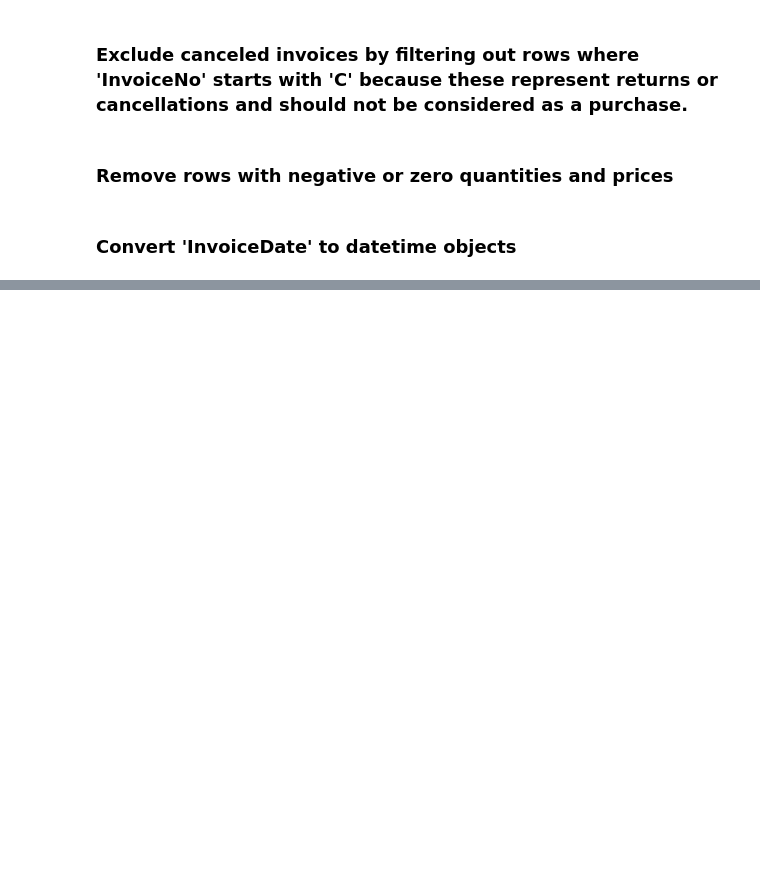
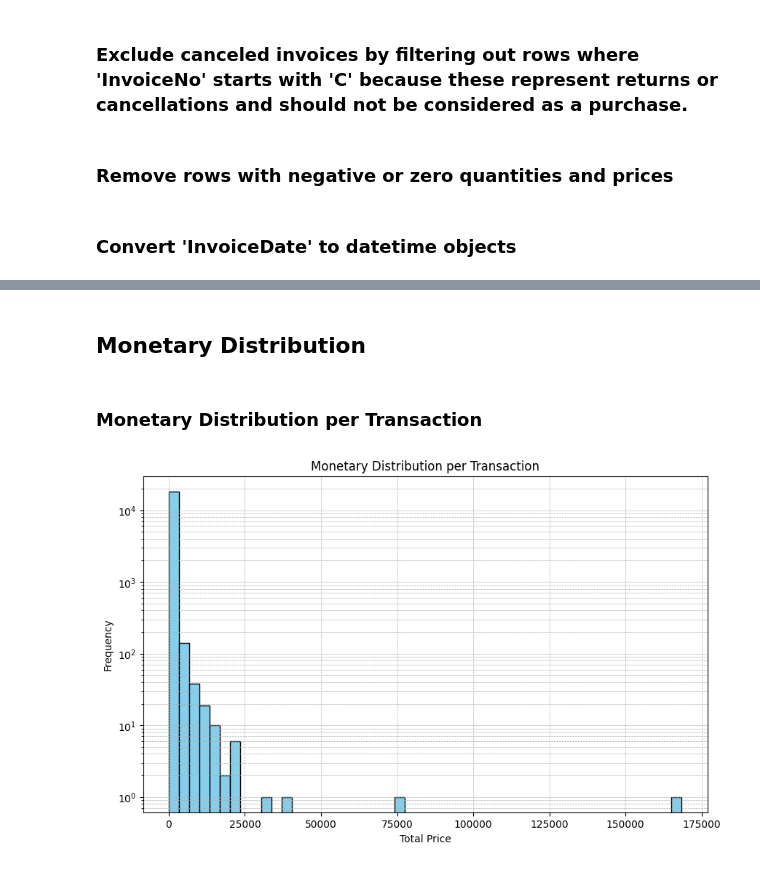
Before and after one commit to Sumit-Prasad01/Customer-Segmentation-and-Product-Recommendations, a Jupyter notebook: notebooks/02_data_preprocessing.ipynb, the cells around one changed output, grey strips where cells are left out. Saved outputs shown, nothing was run; the diff lists cells and outputs as text; code cells hidden in the pictures; blank space fills up the shorter version.

```diff
--- a/notebooks/02_data_preprocessing.ipynb
+++ b/notebooks/02_data_preprocessing.ipynb
@@ -105,6 +106,8 @@ df.describe()
 ### Dropping rows where CustomerID is missing
 # %%
 df_cleaned = df.dropna(subset=['CustomerID'])
+# %%
+df.dropna(subset=['CustomerID'], inplace=True)
 # %%
 df_cleaned.isnull().sum()
 # %% [output]
@@ -141,3 +146,5 @@ df_cleaned['InvoiceDate'] = pd.to_datetime(df_cleaned['InvoiceDate'])
+# %%
+df_cleaned['TotalPrice'] = df_cleaned['Quantity'] * df_cleaned['UnitPrice']
 # %%
 df_cleaned.shape
 # %% [output]
@@ -144,0 +185,6 @@ df_cleaned.shape
+# %%
+df_cleaned['InvoiceDateOnly'] = df_cleaned['InvoiceDate'].dt.date
+daily_transactions = df_cleaned.groupby('InvoiceDateOnly')['InvoiceNo'].nunique().reset_index()
+
+# Convert the date column to a string for Altair to serialize
+daily_transactions['InvoiceDateOnly'] = daily_transactions['InvoiceDateOnly'].astype(str)
@@ -144,0 +208,16 @@ df_cleaned.shape
+# %% [markdown]
+##  Monetary Distribution
+# %% [markdown]
+###  Monetary Distribution per Transaction
+# %%
+transaction_monetary = df_cleaned.groupby('InvoiceNo')['TotalPrice'].sum().reset_index()
+fig, ax = plt.subplots(figsize=(10, 6))
+ax.hist(transaction_monetary['TotalPrice'], bins=50, color='skyblue', edgecolor='black')
+ax.set_title('Monetary Distribution per Transaction')
+ax.set_xlabel('Total Price')
+ax.set_ylabel('Frequency')
+ax.set_yscale('log')
+ax.grid(True, which='both', linestyle='--', linewidth=0.5)
+plt.savefig('../visuals/After_Cleaning/Customer_Segmentation/EDA/monetary_distribution_per_transaction.png')
+# %% [output]
+[figure, added]
```
Also changed, not shown: parts of 49 cells of this notebook, 12 other files.
